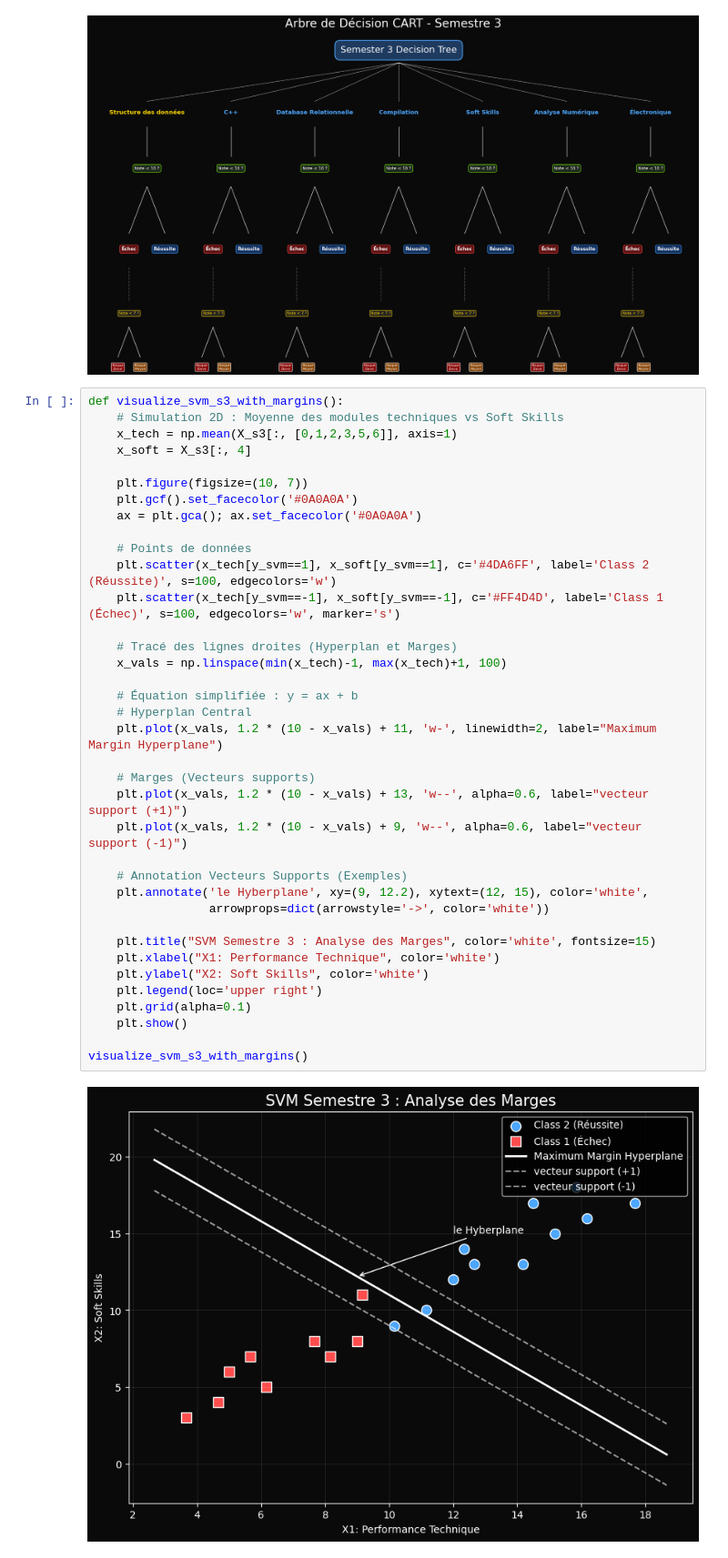
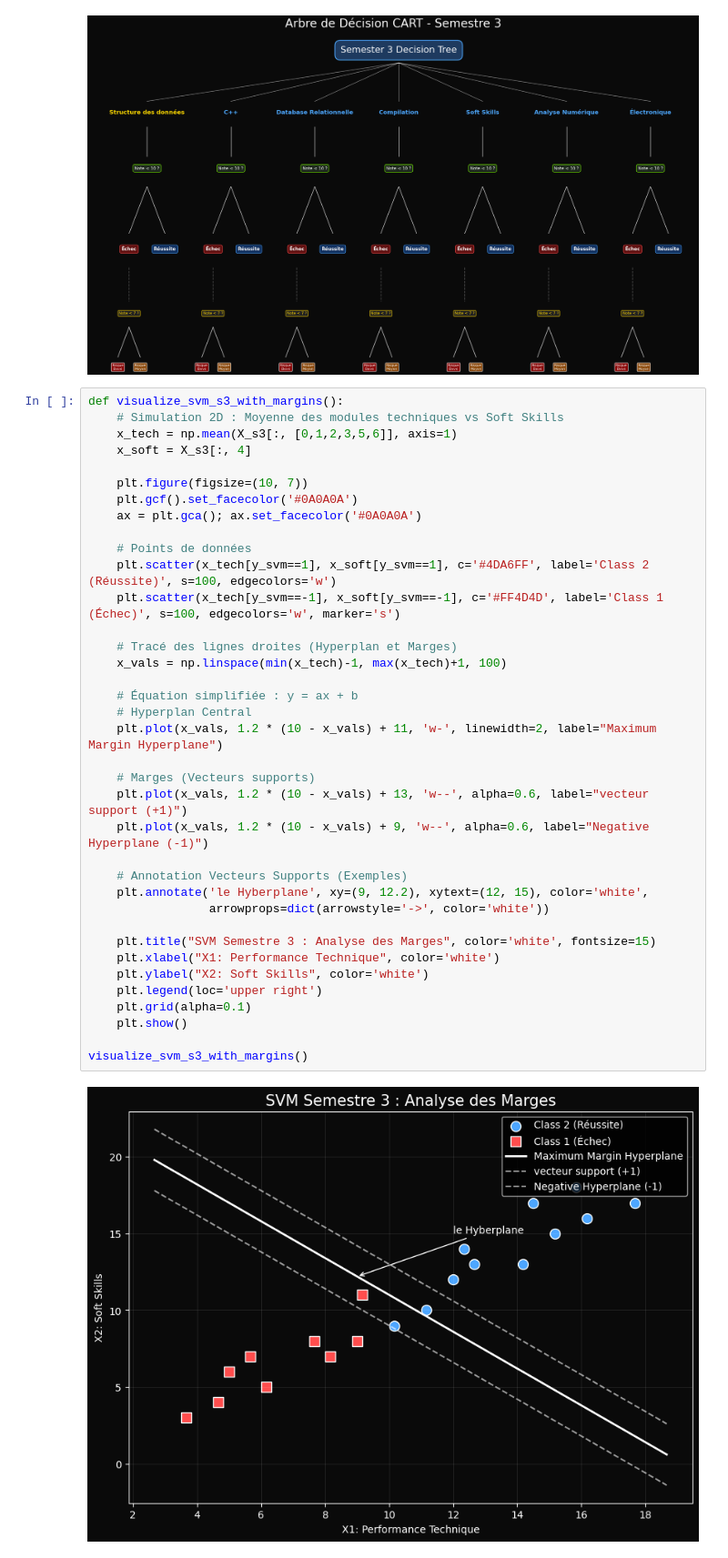
Before and after one commit to Karbounay05/machine-learning-Karbounay05, a Jupyter notebook: src/cartArbreDeDecisionSemester3+SVM.ipynb, the cells around one changed output. Shown at 91% size. Saved outputs shown, nothing was run; the diff lists cells and outputs as text.

```diff
--- a/src/cartArbreDeDecisionSemester3+SVM.ipynb
+++ b/src/cartArbreDeDecisionSemester3+SVM.ipynb
@@ -142,32 +142,32 @@ def visualize_svm_s3_with_margins():
     plt.gcf().set_facecolor('#0A0A0A')
     ax = plt.gca(); ax.set_facecolor('#0A0A0A')
 
     # Points de données
     plt.scatter(x_tech[y_svm==1], x_soft[y_svm==1], c='#4DA6FF', label='Class 2 (Réussite)', s=100, edgecolors='w')
     plt.scatter(x_tech[y_svm==-1], x_soft[y_svm==-1], c='#FF4D4D', label='Class 1 (Échec)', s=100, edgecolors='w', marker='s')
 
     # Tracé des lignes droites (Hyperplan et Marges)
     x_vals = np.linspace(min(x_tech)-1, max(x_tech)+1, 100)
 
     # Équation simplifiée : y = ax + b
     # Hyperplan Central
     plt.plot(x_vals, 1.2 * (10 - x_vals) + 11, 'w-', linewidth=2, label="Maximum Margin Hyperplane")
 
     # Marges (Vecteurs supports)
     plt.plot(x_vals, 1.2 * (10 - x_vals) + 13, 'w--', alpha=0.6, label="vecteur support (+1)")
-    plt.plot(x_vals, 1.2 * (10 - x_vals) + 9, 'w--', alpha=0.6, label="vecteur support (-1)")
+    plt.plot(x_vals, 1.2 * (10 - x_vals) + 9, 'w--', alpha=0.6, label="Negative Hyperplane (-1)")
 
     # Annotation Vecteurs Supports (Exemples)
     plt.annotate('le Hyberplane', xy=(9, 12.2), xytext=(12, 15), color='white',
                  arrowprops=dict(arrowstyle='->', color='white'))
 
     plt.title("SVM Semestre 3 : Analyse des Marges", color='white', fontsize=15)
     plt.xlabel("X1: Performance Technique", color='white')
     plt.ylabel("X2: Soft Skills", color='white')
     plt.legend(loc='upper right')
     plt.grid(alpha=0.1)
     plt.show()
 
 visualize_svm_s3_with_margins()
 # %% [output]
-[figure, old version]
+[figure, new version]
```
Also changed, not shown: 12 other files.
